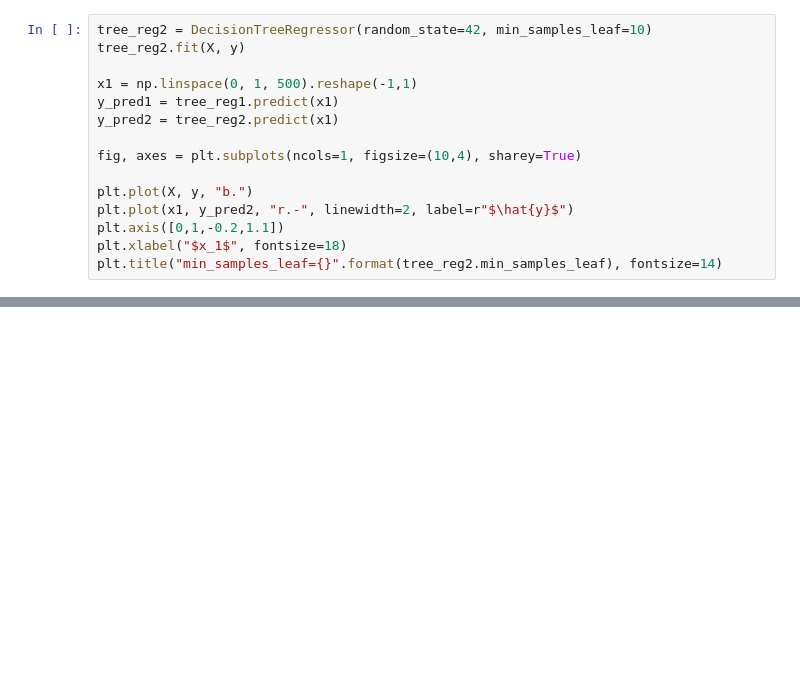
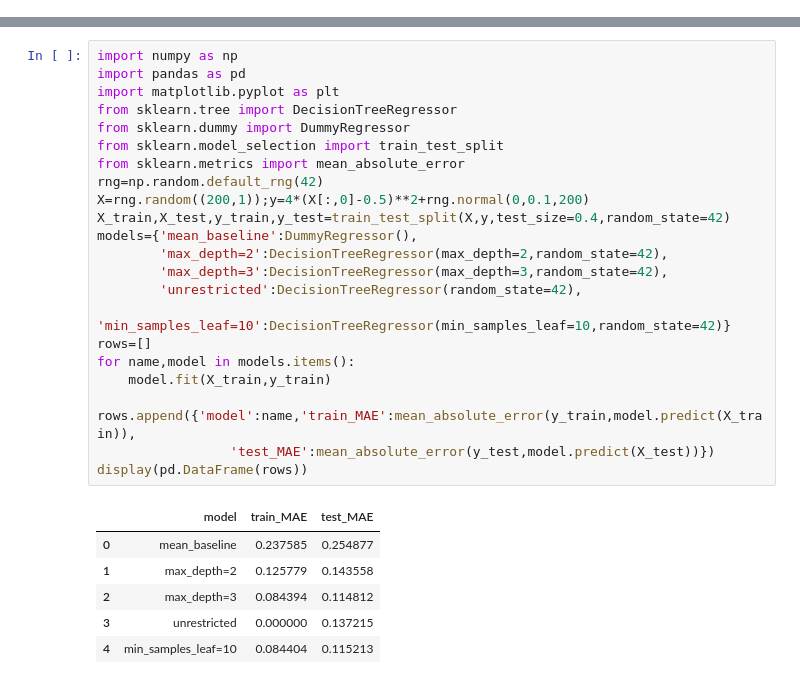
Before and after one commit to LoopingWinner6305/machinelearning, a Jupyter notebook: Decision_trees/regression_tree.ipynb, the cells around one changed output, grey strips where cells are left out. Saved outputs shown, nothing was run; the diff lists cells and outputs as text; blank space fills up the shorter version.

```diff
--- a/Decision_trees/regression_tree.ipynb
+++ b/Decision_trees/regression_tree.ipynb
@@ -217,15 +0,0 @@ B. With regularization
-# %%
-tree_reg2 = DecisionTreeRegressor(random_state=42, min_samples_leaf=10)
-tree_reg2.fit(X, y)
-
-x1 = np.linspace(0, 1, 500).reshape(-1,1)
-y_pred1 = tree_reg1.predict(x1)
-y_pred2 = tree_reg2.predict(x1)
-
-fig, axes = plt.subplots(ncols=1, figsize=(10,4), sharey=True)
-
-plt.plot(X, y, "b.")
-plt.plot(x1, y_pred2, "r.-", linewidth=2, label=r"$\hat{y}$")
-plt.axis([0,1,-0.2,1.1])
-plt.xlabel("$x_1$", fontsize=18)
-plt.title("min_samples_leaf={}".format(tree_reg2.min_samples_leaf), fontsize=14)
@@ -310,0 +5,29 @@ plt.show()
+# %%
+import numpy as np
+import pandas as pd
+import matplotlib.pyplot as plt
+from sklearn.tree import DecisionTreeRegressor
+from sklearn.dummy import DummyRegressor
+from sklearn.model_selection import train_test_split
+from sklearn.metrics import mean_absolute_error
+rng=np.random.default_rng(42)
+X=rng.random((200,1));y=4*(X[:,0]-0.5)**2+rng.normal(0,0.1,200)
+X_train,X_test,y_train,y_test=train_test_split(X,y,test_size=0.4,random_state=42)
+models={'mean_baseline':DummyRegressor(),
+        'max_depth=2':DecisionTreeRegressor(max_depth=2,random_state=42),
+        'max_depth=3':DecisionTreeRegressor(max_depth=3,random_state=42),
+        'unrestricted':DecisionTreeRegressor(random_state=42),
+        'min_samples_leaf=10':DecisionTreeRegressor(min_samples_leaf=10,random_state=42)}
+rows=[]
+for name,model in models.items():
+    model.fit(X_train,y_train)
+    rows.append({'model':name,'train_MAE':mean_absolute_error(y_train,model.predict(X_train)),
+                 'test_MAE':mean_absolute_error(y_test,model.predict(X_test))})
+display(pd.DataFrame(rows))
+# %% [output]
+|  | model | train_MAE | test_MAE |
+| 0 | mean_baseline | 0.237585 | 0.254877 |
+| 1 | max_depth=2 | 0.125779 | 0.143558 |
+| 2 | max_depth=3 | 0.084394 | 0.114812 |
+| 3 | unrestricted | 0.000000 | 0.137215 |
+| 4 | min_samples_leaf=10 | 0.084404 | 0.115213 |
```
Also changed, not shown: parts of 33 cells of this notebook, 30 other files.
